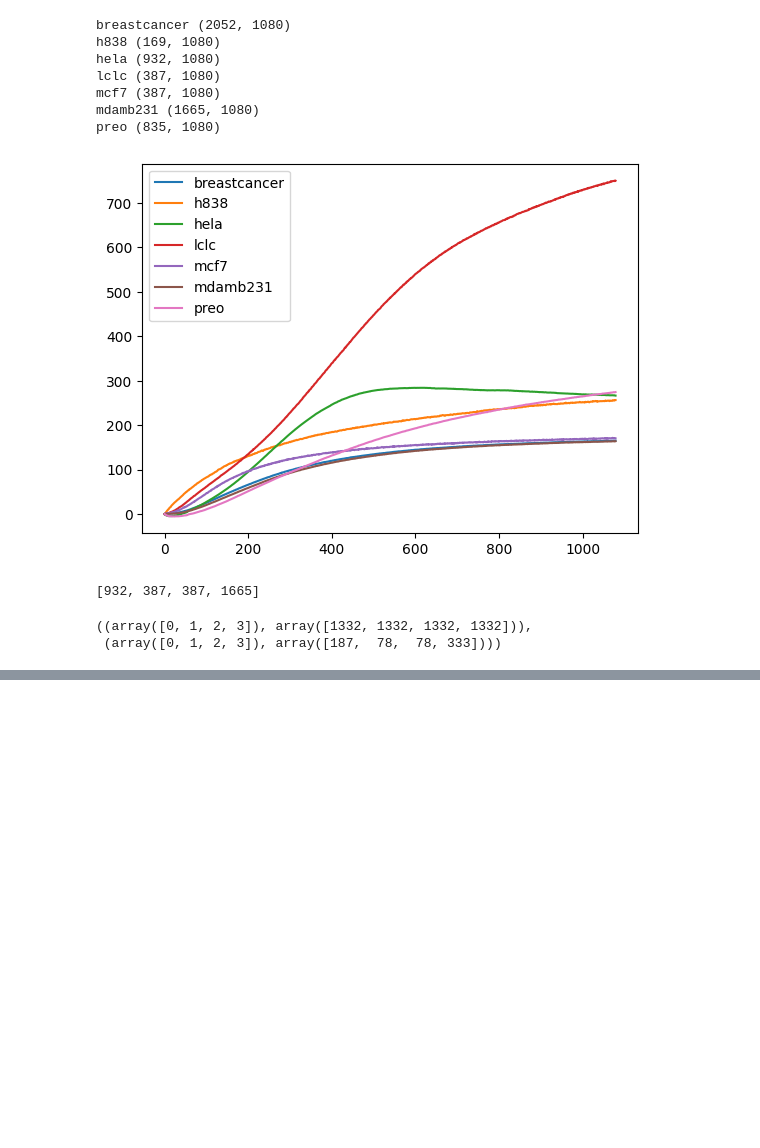
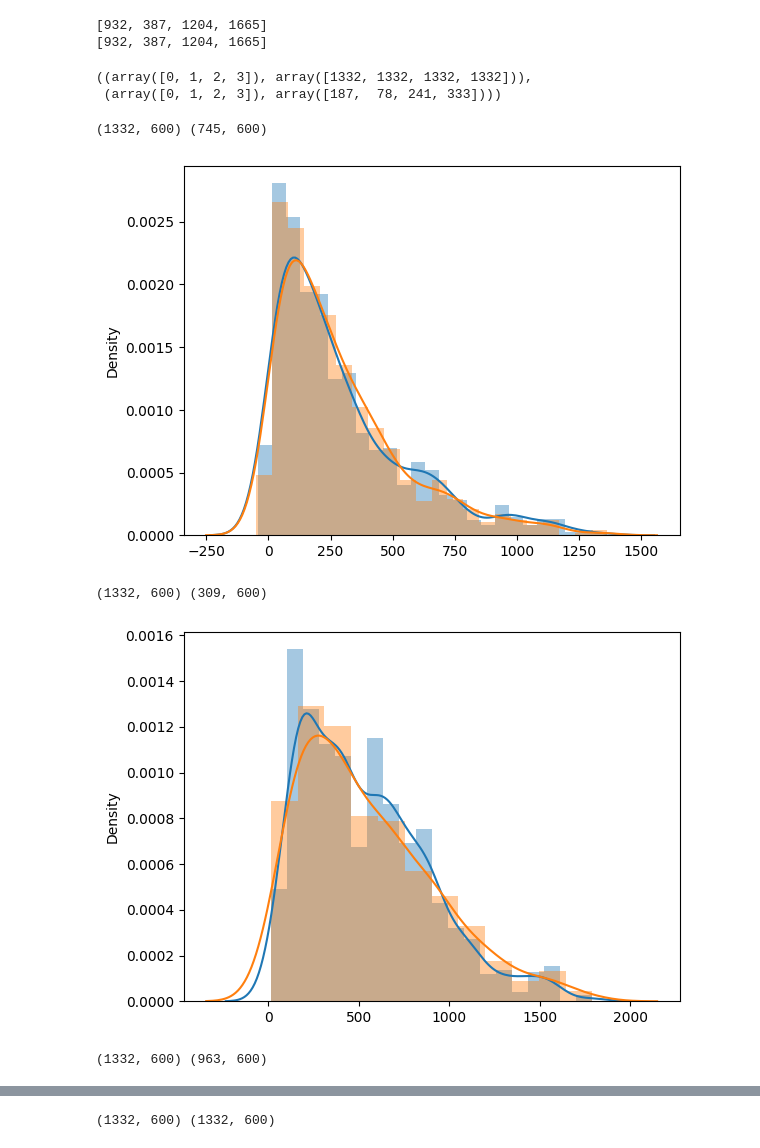
Before and after one commit to Nanobiosensorics/single-cell-tsc, a Jupyter notebook: notebooks/parse.ipynb, the cells around one changed output, grey strips where cells are left out. Cells and saved outputs as stored; diff of their text form; code cells hidden in the pictures; blank space fills up the shorter version.

```diff
--- a/notebooks/parse.ipynb
+++ b/notebooks/parse.ipynb
@@ -92,30 +77,23 @@ Interpolating /media/balint/Backup1/data/fibronectin/etc/20200127_fibro_Hela_Pre
 # %%
-ln = 120 * 9
-plt.figure()
-for tp in cell_types:
-    res_max_path = os.path.join(DEST_PATH, f'{tp}_max_signals.csv')
-    if os.path.exists(res_max_path):
-        data = []
-        fp = open(res_max_path, 'r')
-        reader = csv.reader(fp)
-        for line in reader:
-            if len(line) >= ln:
-                line = list(map(float, line))[:ln]
-                data.append(line)
-        data = np.asarray(data)
-        print(tp, data.shape)
-        plt.plot(np.mean(data, axis=0), label=tp)
-plt.legend()
-plt.show()
+times = [30, 60, 90, 120, 150]
+for t in times:
+    ln = int(t * 60 / 9)
+    plt.figure()
+    for tp in cell_types:
+        res_max_path = os.path.join(DEST_PATH, f'{tp}_max_signals.csv')
+        if os.path.exists(res_max_path):
+            data = []
+            fp = open(res_max_path, 'r')
+            reader = csv.reader(fp)
+            for line in reader:
+                if len(line) >= ln:
+                    line = list(map(float, line))[:ln]
+                    data.append(line)
+            data = np.asarray(data)
+            print(tp, data.shape)
+            plt.plot(np.mean(data, axis=0), label=tp)
+    plt.legend()
+    plt.show()
-# %% [output]
-breastcancer (2052, 1080)
-h838 (169, 1080)
-hela (932, 1080)
-lclc (387, 1080)
-mcf7 (387, 1080)
-mdamb231 (1665, 1080)
-preo (835, 1080)
-[figure, removed]
 # %%
 datasets = ["hela-mdamb231-mcf7-lclc", "mdamb231-mcf7", "mdamb231-mcf7-lclc", "preo-hela-lclc", "preo-hela-mdamb231-mcf7-lclc", "preo-hela", "hela-breastcancer-lclc", "breastcancer-lclc", "preo-hela-breastcancer-lclc"]
 times = ['0.5hrs', '1hrs', '1.5hrs', '2hrs']
@@ -142,9 +123,26 @@ times = ['0.5hrs', '1hrs', '1.5hrs', '2hrs']
 # %%
-X_train, y_train, X_test, y_test, tag_conv =  create_dataset(DEST_PATH, datasets[0].split('-'), 120 * 9)
+X_train, y_train, X_test, y_test, tag_conv =  create_dataset(DEST_PATH, datasets[0].split('-'), int(90 * 60 / 9), .2, True, False)
+X_train2, y_train2, _, _, _ =  create_dataset(DEST_PATH, datasets[0].split('-'), int(90 * 60 / 9), .2, False, False)
 # %% [output]
-[932, 387, 387, 1665]
+[932, 387, 1204, 1665]
+[932, 387, 1204, 1665]
 # %%
 np.unique(y_train, return_counts=True), np.unique(y_test, return_counts=True)
 # %% [output]
 ((array([0, 1, 2, 3]), array([1332, 1332, 1332, 1332])),
- (array([0, 1, 2, 3]), array([187,  78,  78, 333])))
+ (array([0, 1, 2, 3]), array([187,  78, 241, 333])))
+# %%
+for i in np.unique(y_train):
+    fig, ax = plt.subplots(1,1)
+    d = X_train[y_train == i]
+    d2 = X_train2[y_train2 == i]
+    print(d.shape, d2.shape)
+    sns.distplot(d[:,-1], ax=ax)
+    sns.distplot(d2[:,-1], ax=ax)
+    plt.show()
+# %% [output]
+(1332, 600) (745, 600)
+[figure, added]
+(1332, 600) (309, 600)
+[figure, added]
+(1332, 600) (963, 600)
@@ -150,0 +150 @@ np.unique(y_train, return_counts=True), np.unique(y_test, return_counts=True)
+(1332, 600) (1332, 600)
```
Also changed, not shown: parts of 4 cells of this notebook, 1 other file.
